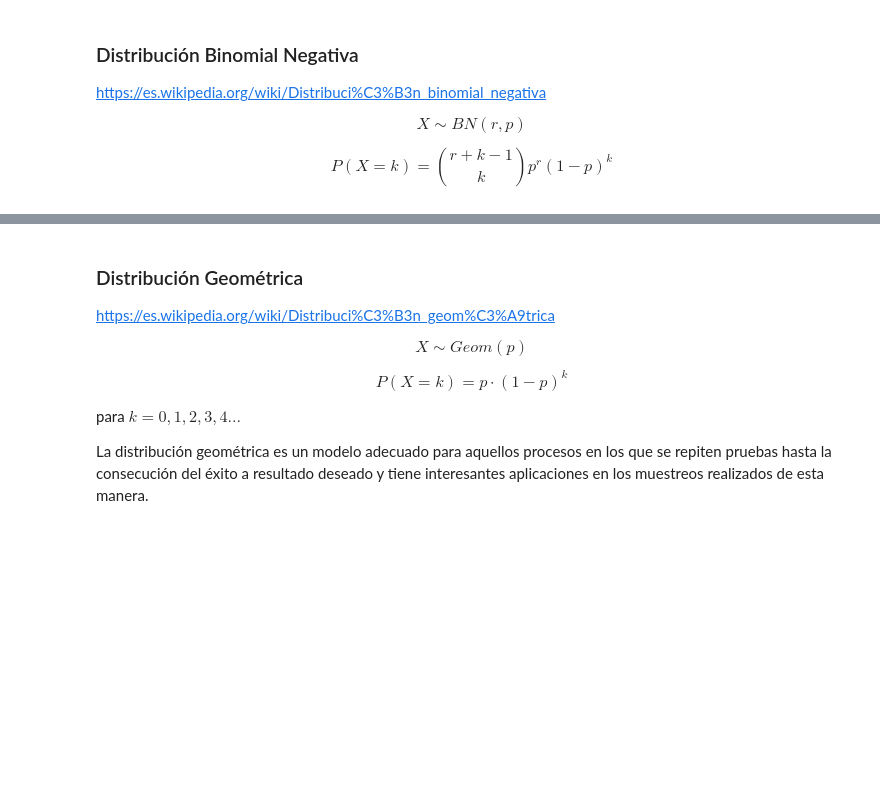
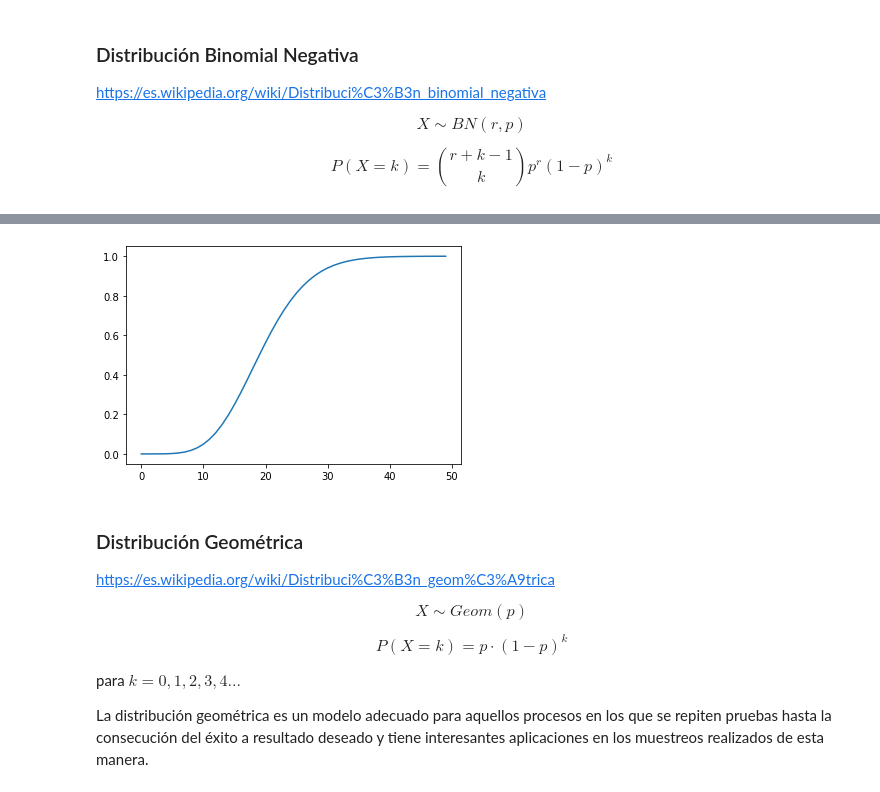
Before and after one commit to YonatanRA/ds_tb_part_21_09, a Jupyter notebook: 02-Data_Analysis/8.2 - Distribuciones Discretas.ipynb, the cells around one changed output, grey strips where cells are left out. Cells and saved outputs as stored; diff of their text form; code cells hidden in the pictures; blank space fills up the shorter version.

```diff
--- a/02-Data_Analysis/8.2 - Distribuciones Discretas.ipynb
+++ b/02-Data_Analysis/8.2 - Distribuciones Discretas.ipynb
@@ -175,3 +217,10 @@ $$P(X=k)={r+k-1 \choose k} p^{r}(1-p)^{k}$$
+# %%
+x=[i for i in range(50)]
+y=[nbinom.cdf(x, 20, 0.5) for x in x]
+
+plt.plot(x, y);
+# %% [output]
+[figure, added]
 # %% [markdown]
 ### Distribución Geométrica
 
```
Also changed, not shown: parts of 39 cells of this notebook, 1 other file.
